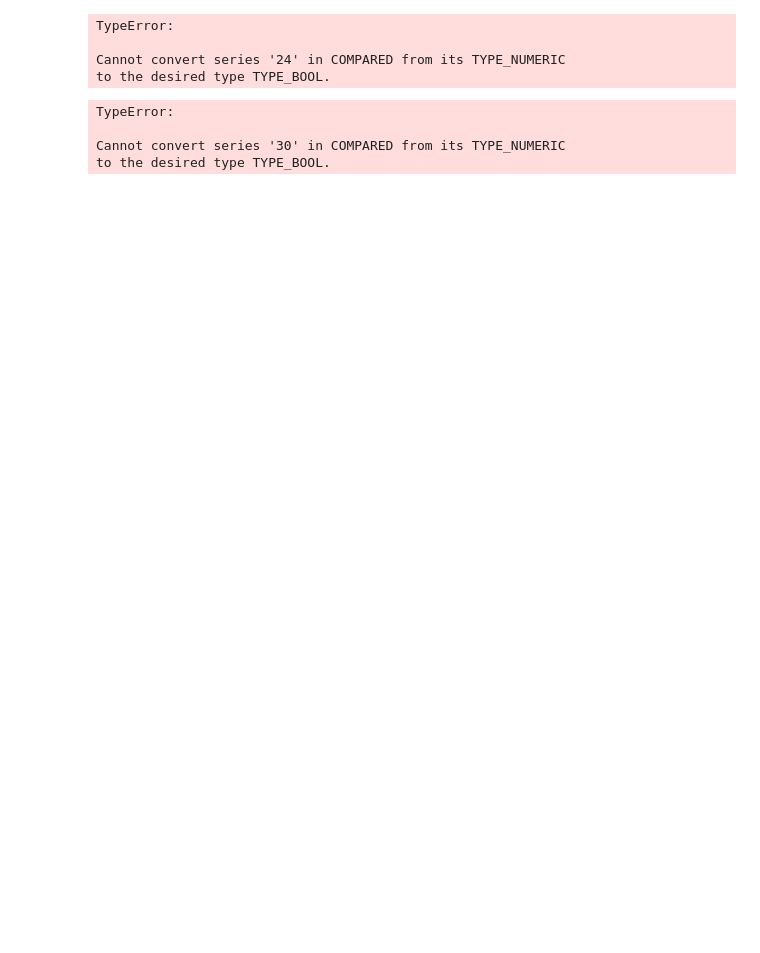
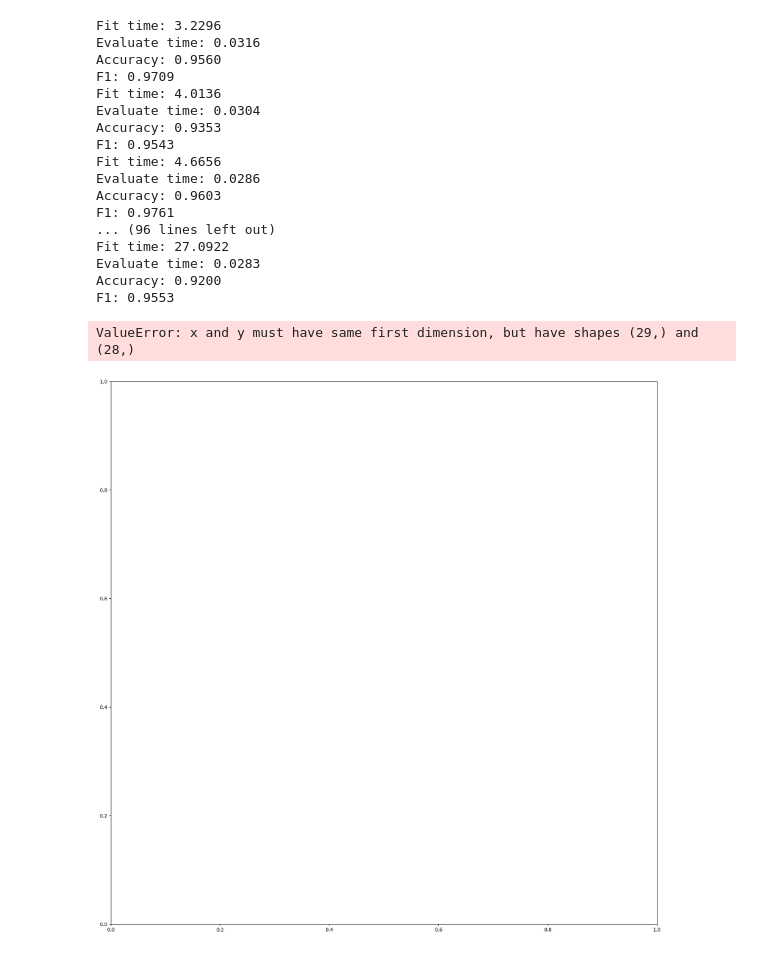
Before and after one commit to Sugata10723/IDS_IoT, a Jupyter notebook: main.ipynb, the cells around one changed output. Drawn from its saved outputs; the diff is of its cells as text; code cells hidden in the pictures; blank space fills up the shorter version.

```diff
--- a/main.ipynb
+++ b/main.ipynb
@@ -5,21 +5,31 @@ from dataset_IoT_Network_Intrusion_Dataset import Dataset_IoT_Network_Intrusion_
 from experiment import Experiment
 import matplotlib.pyplot as plt
 # %%
-dataset1 = Dataset_NSL_KDD(config_filename="config_NSL_KDD.json")
-exp1 = Experiment(dataset1.data, dataset1.labels, dataset1.config)
-exp1.run()
+dataset = Dataset_NSL_KDD(config_filename="config_NSL_KDD.json")
+exp = Experiment(dataset.data, dataset.labels, dataset.config)
+exp.grid_run(k=500, max_feature=120, dif=10)
-# %% [output]
-TypeError:
-
-Cannot convert series '24' in COMPARED from its TYPE_NUMERIC
-to the desired type TYPE_BOOL.
 # %%
-dataset2 = Dataset_UNSW_NB15(config_filename="config_UNSW_NB15.json")
-exp2 = Experiment(dataset2.data, dataset2.labels, dataset2.config)
-exp2.run()
+dataset = Dataset_UNSW_NB15(config_filename="config_UNSW_NB15.json")
+exp = Experiment(dataset.data, dataset.labels, dataset.config)
+exp.k_run(min_k=100, max_k=3000, dif=100, n_fi=1, n_pca=50)
 # %% [output]
-TypeError:
-
-Cannot convert series '30' in COMPARED from its TYPE_NUMERIC
-to the desired type TYPE_BOOL.
+Fit time: 3.2296
+Evaluate time: 0.0316
+Accuracy: 0.9560
+F1: 0.9709
+Fit time: 4.0136
+Evaluate time: 0.0304
+Accuracy: 0.9353
+F1: 0.9543
+Fit time: 4.6656
+Evaluate time: 0.0286
+Accuracy: 0.9603
+F1: 0.9761
+... (96 lines left out)
+Fit time: 27.0922
+Evaluate time: 0.0283
+Accuracy: 0.9200
+F1: 0.9553
+ValueError: x and y must have same first dimension, but have shapes (29,) and (28,)
+[figure, added]
 # %%
```
Also changed, not shown: parts of 1 cell of this notebook, 19 other files.
